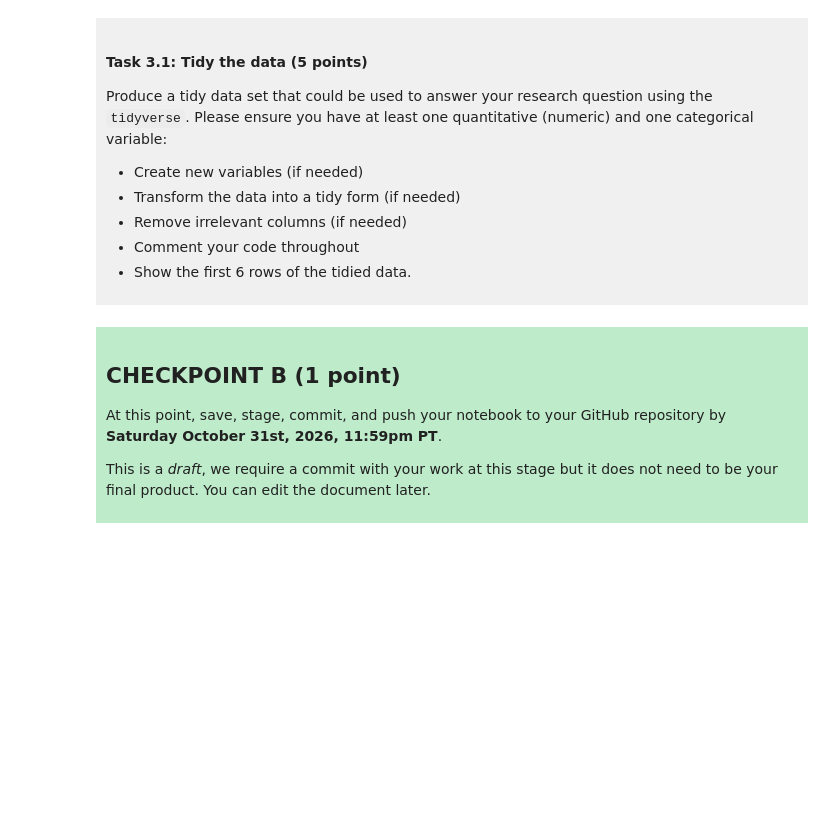
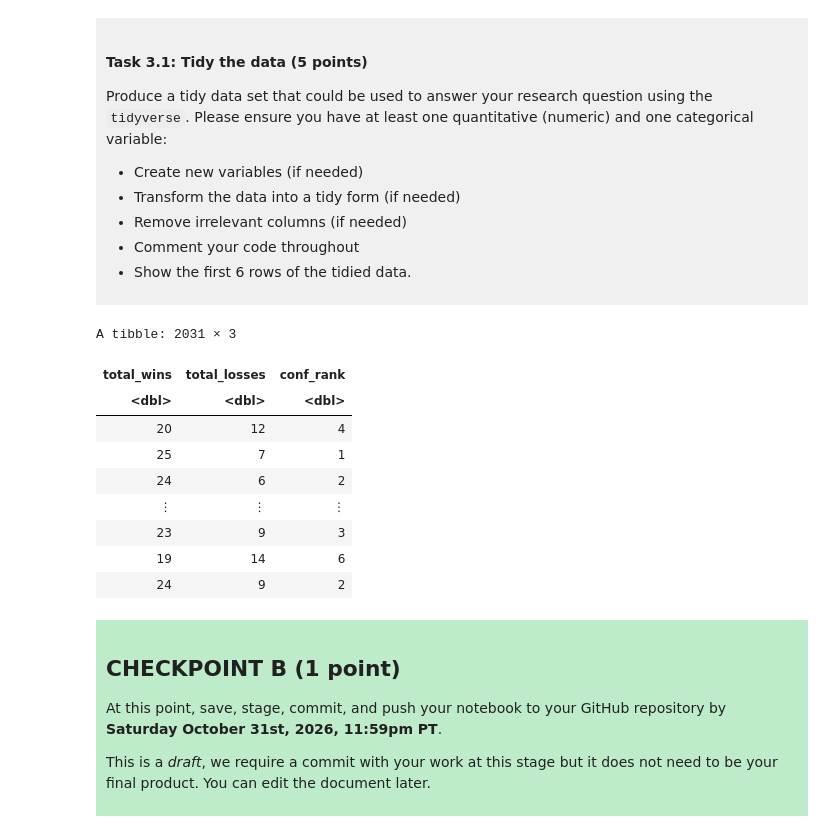
Before and after one commit to paxwatson/DSCI_100_Project_2026, a Jupyter notebook: dsci-100-project-notebook.ipynb, the cells around one changed output. Drawn from its saved outputs; the diff is of its cells as text; code cells hidden in the pictures; blank space fills up the shorter version.

```diff
--- a/dsci-100-project-notebook.ipynb
+++ b/dsci-100-project-notebook.ipynb
@@ -130,3 +136,5 @@ To help you with the analysis, here is a table of descriptions of each of the va
 # %%
-
-#this is a comment made on jupyter
+url <- "https://raw.githubusercontent.com/diverse-data-hub/diversedata/refs/heads/main/data-clean/womensmarchmadness.csv"
+download.file(url, "data/womens_march_madness.csv")
+womens_march_madness <- read_csv("data/womens_march_madness.csv")
+print(womens_march_madness, n = 6, width = Inf)
@@ -189,7 +223,21 @@ Produce a tidy data set that could be used to answer your research question usin
 
 </div>
 # %%
-### EDIT THIS CODE CELL ###
+womens_basketball <- womens_march_madness |>
+                        select(total_wins, total_losses, conf_rank) |>
+                        filter(!is.na(conf_rank))
+womens_basketball
+# %% [output]
+A tibble: 2031 × 3
+| total_wins | total_losses | conf_rank |
+| <dbl> | <dbl> | <dbl> |
+| 20 | 12 | 4 |
+| 25 | 7 | 1 |
+| 24 | 6 | 2 |
+| ⋮ | ⋮ | ⋮ |
+| 23 | 9 | 3 |
+| 19 | 14 | 6 |
+| 24 | 9 | 2 |
 # %% [markdown]
 <div style="background-color: #beebca; padding: 10px;">
 
```
Also changed, not shown: parts of 4 cells of this notebook, 1 other file.
